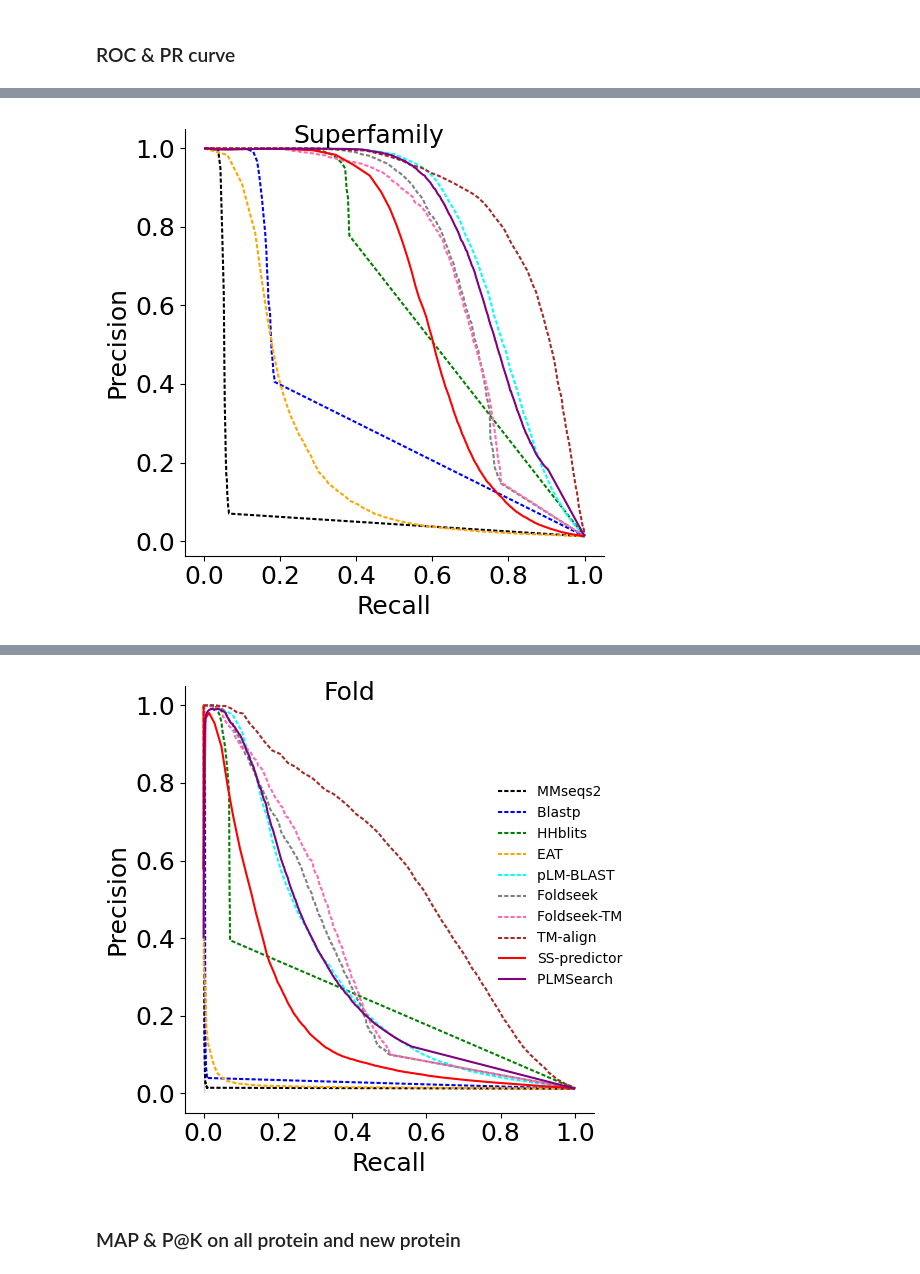
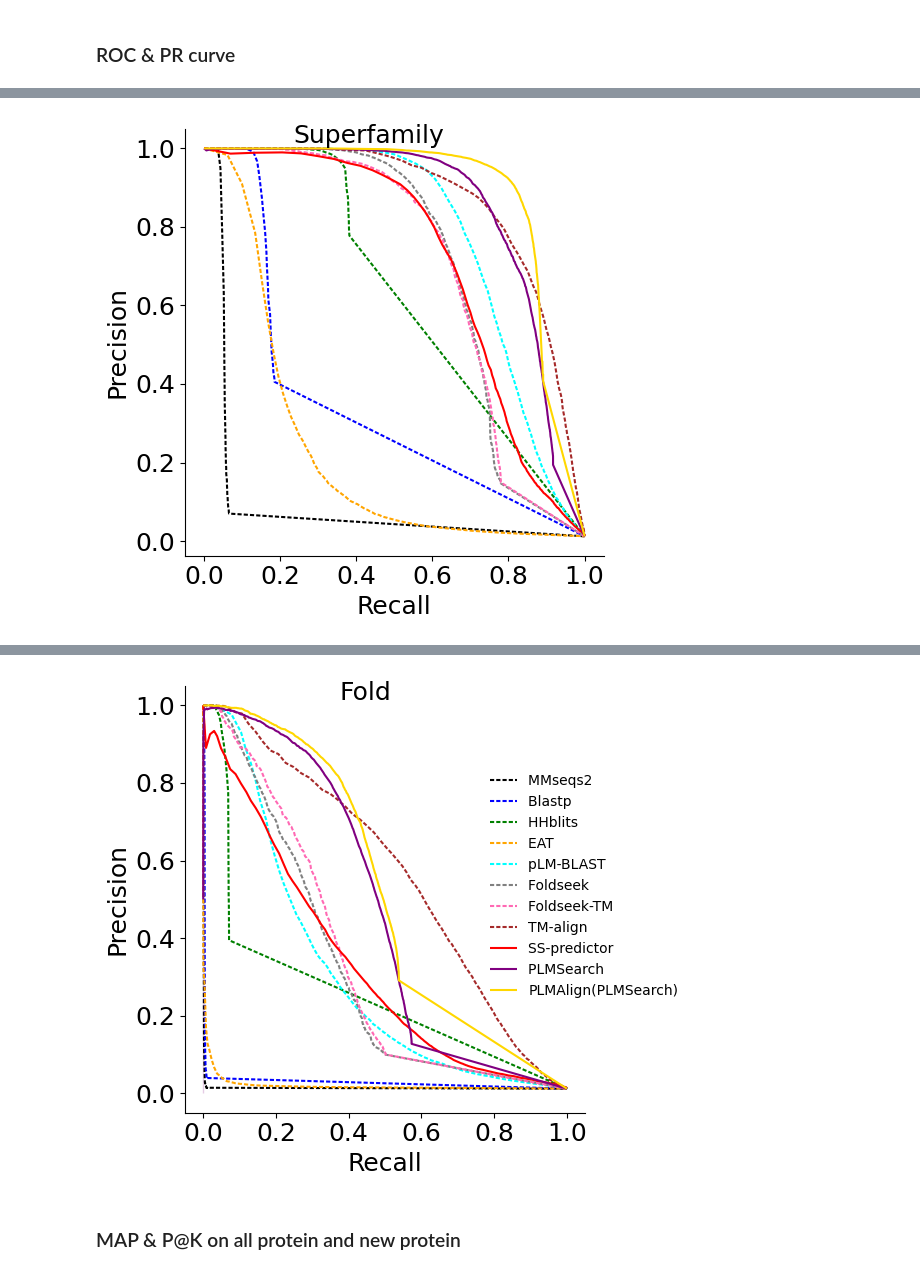
Before and after one commit to maovshao/PLMSearch, a Jupyter notebook: main.ipynb, the cells around one changed output, grey strips where cells are left out. Saved outputs shown, nothing was run; the diff lists cells and outputs as text; code cells hidden in the pictures.

Commit message:
2023.12.13: Add PLMAlign

```diff
--- a/main.ipynb
+++ b/main.ipynb
@@ -54,12 +54,10 @@ Processing method: plmsearch
 # %% [markdown]
 ### ROC & PR curve
 # %%
-import sys
-sys.path.append("./plmsearch/")
 from plmsearch.plmsearch_util.statistics_util import scop_roc, scop_pr
 
-methods_name_list = ["MMseqs2", "Blastp", "HHblits", "EAT", "pLM-BLAST", "Foldseek", "Foldseek-TM", "TM-align", "SS-predictor", "PLMSearch"]
-line_style = [(2,1), (2,1), (2,1), (2,1), (2,1), (2,1), (2,1), (2,1), (1,0), (1,0)]
+methods_name_list = ["MMseqs2", "Blastp", "HHblits", "EAT", "pLM-BLAST", "Foldseek", "Foldseek-TM", "TM-align", "SS-predictor", "PLMSearch", "PLMAlign(PLMSearch)"]
+line_style = [(2,1), (2,1), (2,1), (2,1), (2,1), (2,1), (2,1), (2,1), (1,0), (1,0), (1,0)]
 color_dict = {
     "MMseqs2": "black",
     "Blastp": "blue",
@@ -70,32 +68,34 @@ color_dict = {
     "Foldseek-TM": "#FF69B4",
     "TM-align": "brown",
     "SS-predictor": "red",
-    "PLMSearch": "purple"
+    "PLMSearch": "purple",
+    "PLMAlign(PLMSearch)": "gold"
 }
 
 time_dict = {
     "MMseqs2": '2',
     "Blastp": '10',
     "HHblits": '10,998',
-    "EAT": '337',
-    "pLM-BLAST": '43,122',
+    "EAT": '27',
+    "pLM-BLAST": '18,812',
     "Foldseek": '12',
     "Foldseek-TM": '173',
     "TM-align": '11,303',
     "SS-predictor": '10',
-    "PLMSearch": '4'
+    "PLMSearch": '4',
+    "PLMAlign(PLMSearch)": '807'
 }
 # Find the maximum length of method names
 max_length = max(len(method) for method in methods_name_list)
 # Generate the formatted list
-formatted_list = [f"{method.ljust(max_length)}     {time_dict[method].rjust(6)}" for method in methods_name_list]
+formatted_list = [f"{method.ljust(max_length)}{time_dict[method].rjust(6)}" for method in methods_name_list]
 alnresult_dir = "./plmsearch_data/scope_test/rocx/"
-methods_filename_list = ["mmseqs2.rocx", "blastp.rocx", "hhblits.rocx", "eat.rocx", "plm_blast.rocx", "foldseek.rocx", "foldseek_tm.rocx", "tmaln.rocx", "ss_predictor.rocx", "plmsearch.rocx"]
+methods_filename_list = ["mmseqs2.rocx", "blastp.rocx", "hhblits.rocx", "eat.rocx", "plm_blast.rocx", "foldseek.rocx", "foldseek_tm.rocx", "tmaln.rocx", "ss_predictor.rocx", "plmsearch.rocx", "plmalign_plmsearch.rocx"]
 scop_roc(alnresult_dir, methods_filename_list, formatted_list, line_style, color_dict, time=True)
 
 # All-versus-all search on SCOPe40-test
 formatted_list = [f"{method.ljust(max_length)}" for method in methods_name_list]
 alnresult_dir = "./plmsearch_data/scope_test/prx/"
-methods_filename_list = ["mmseqs2.prx", "blastp.prx", "hhblits.prx", "eat.prx", "plm_blast.prx", "foldseek.prx", "foldseek_tm.prx", "tmaln.prx", "ss_predictor.prx", "plmsearch.prx"]
+methods_filename_list = ["mmseqs2.prx", "blastp.prx", "hhblits.prx", "eat.prx", "plm_blast.prx", "foldseek.prx", "foldseek_tm.prx", "tmaln.prx", "ss_predictor.prx", "plmsearch.prx", "plmalign_plmsearch.prx"]
 scop_pr(alnresult_dir, methods_filename_list, formatted_list, line_style, color_dict, time=False)
 # %% [output]
@@ -126 +128 @@ AUPR for PLMSearch    (Superfamily): 0.7689498754398251
-[figure, old version]
+[figure, new version]
@@ -137,4 +140,4 @@ AUPR for PLMSearch    (Fold): 0.3120473874680405
-[figure, old version]
+[figure, new version]
 # %% [markdown]
 ### MAP & P@K on all protein and new protein
 # %%
```
Also changed, not shown: parts of 20 cells of this notebook, 44 other files.
